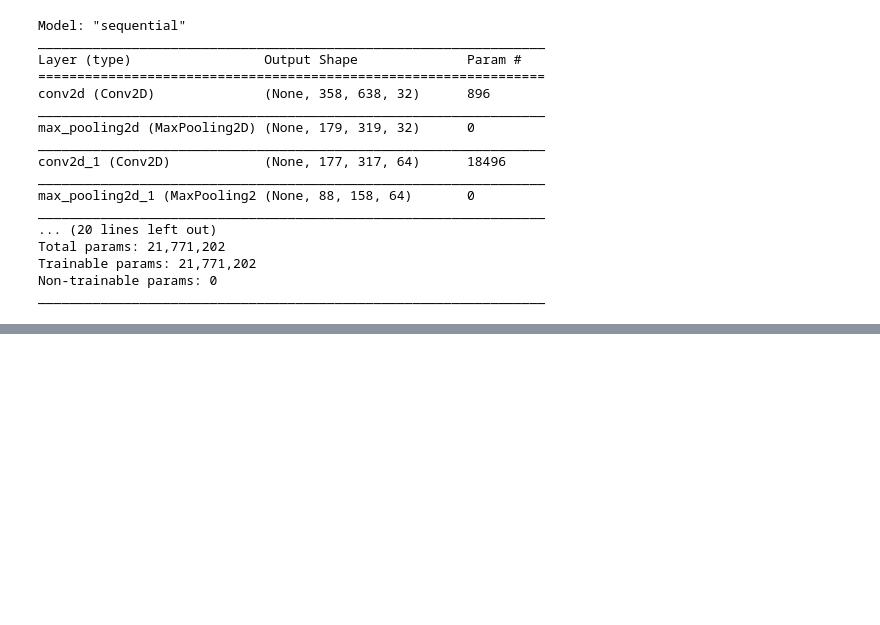
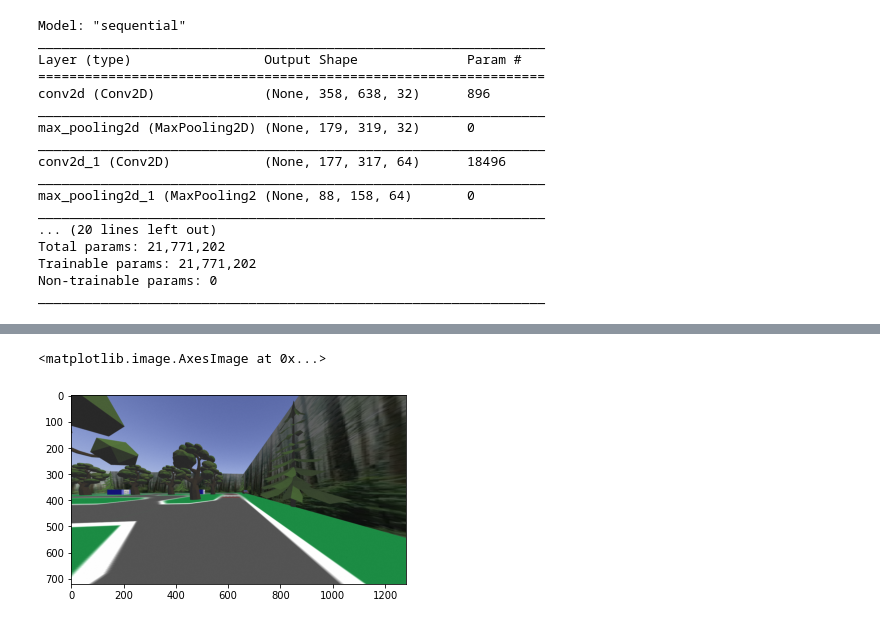
Before and after one commit to NicholasBratvold/ML, a Jupyter notebook: src/drive_data_collect/Model_Training.ipynb, the cells around one changed output, grey strips where cells are left out. Saved outputs shown, nothing was run; the diff lists cells and outputs as text; code cells hidden in the pictures; blank space fills up the shorter version.

```diff
--- a/src/drive_data_collect/Model_Training.ipynb
+++ b/src/drive_data_collect/Model_Training.ipynb
@@ -189,3 +190,10 @@ displayImage(120)
 # %%
 # conv_model.save('drive_model')
 conv_model.save('drive_model_inner')
+# %%
+test_img = np.array(Image.open('test_img.png'))
+# %%
+plt.imshow(test_img)
+# %% [output]
+<matplotlib.image.AxesImage at 0x...>
+[figure, added]
```
Also changed, not shown: parts of 10 cells of this notebook, 1 other file.
